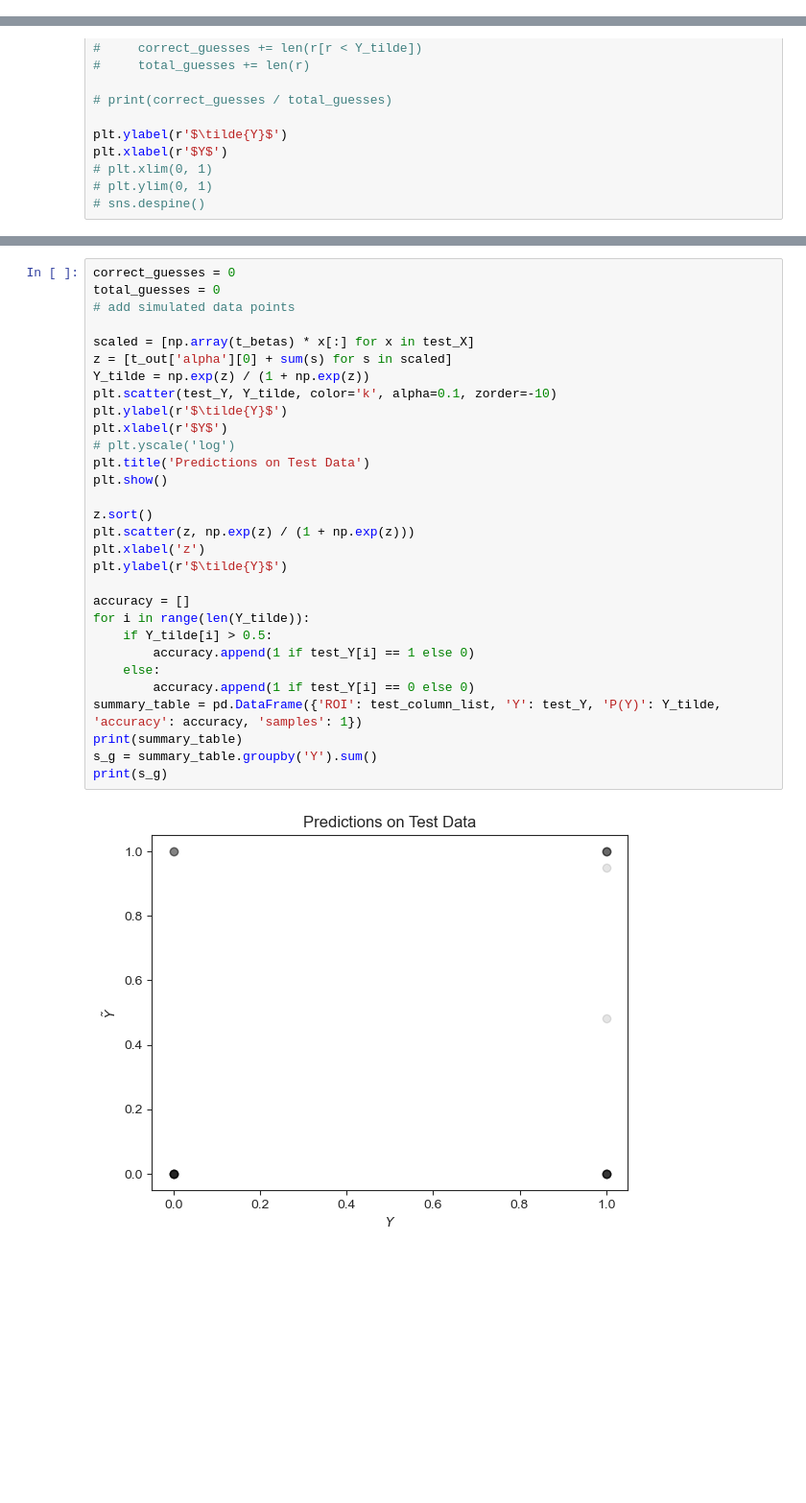
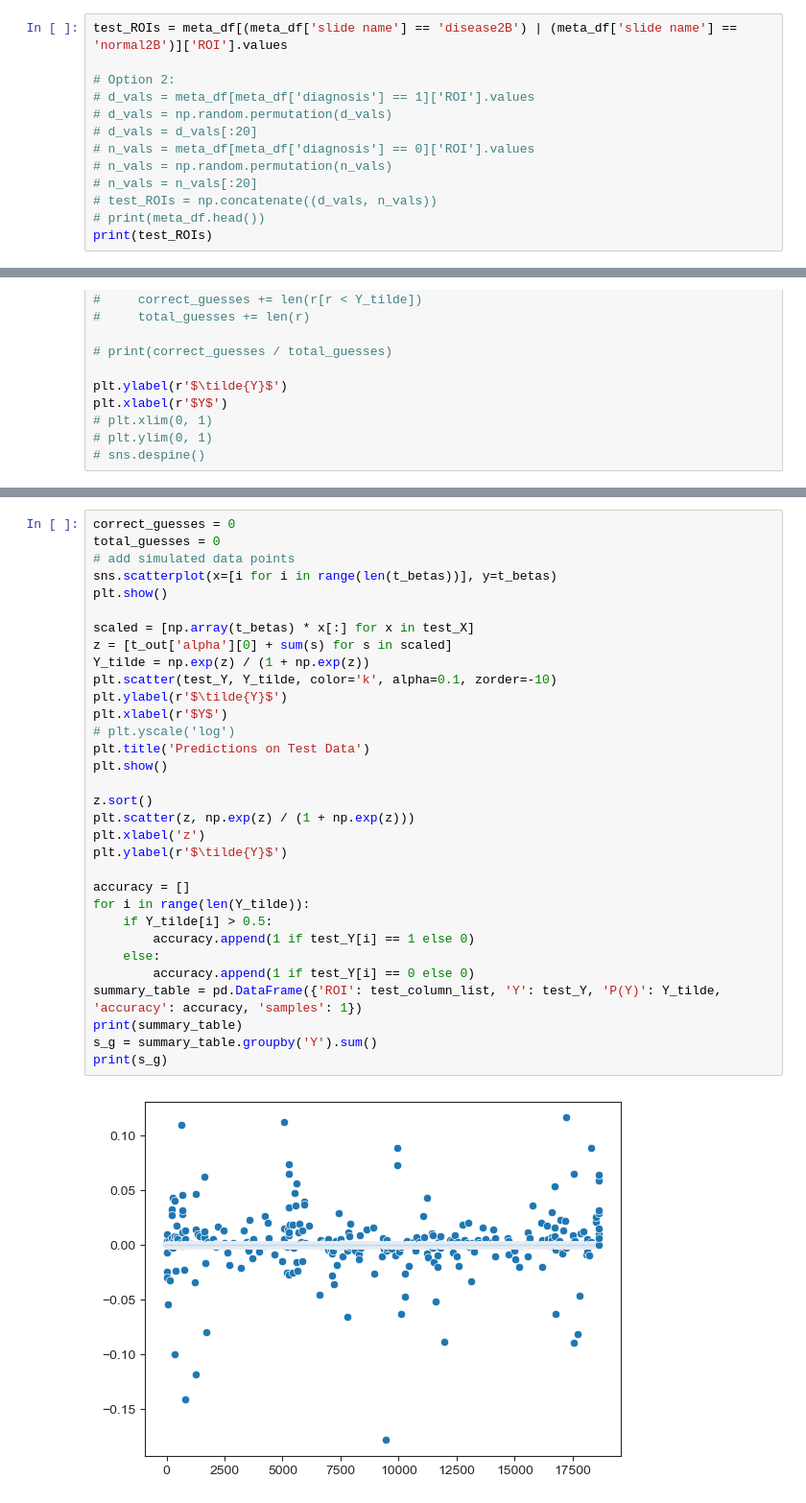
Before and after one commit to CamLunn/Bayesian-Logistic-Regression-Kidney-Disease, a Jupyter notebook: model_notebook_1.ipynb, the cells around one changed output, grey strips where cells are left out. Shown at 96% size. Saved outputs shown, nothing was run; the diff lists cells and outputs as text; blank space fills up the shorter version.

Commit message:
Current version with updated test/train split and model parameters

```diff
--- a/model_notebook_1.ipynb
+++ b/model_notebook_1.ipynb
@@ -88,3 +49,16 @@ print(test_ROIs)
+# %%
+test_ROIs = meta_df[(meta_df['slide name'] == 'disease2B') | (meta_df['slide name'] == 'normal2B')]['ROI'].values
+
+# Option 2:
+# d_vals = meta_df[meta_df['diagnosis'] == 1]['ROI'].values
+# d_vals = np.random.permutation(d_vals)
+# d_vals = d_vals[:20]
+# n_vals = meta_df[meta_df['diagnosis'] == 0]['ROI'].values
+# n_vals = np.random.permutation(n_vals)
+# n_vals = n_vals[:20]
+# test_ROIs = np.concatenate((d_vals, n_vals))
+# print(meta_df.head())
+print(test_ROIs)
 # %% [markdown]
 We develop a multinomial model where the health status (Normal or Diseased) associated with a sample $m$ is the dependent variable $Y_m\in\{0,1\}$ and the independent variable $X^m$ is the gene expression of the sample. We will model a score $Z=\beta\cdot X$, which can be converted into a probability of $Y_m$ given $(X^m,\beta)$. In our initial implementation, we model the $\beta$ values as being drawn from a normal distribution. Our model is therefore:
 $$Y\in\{0, 1\}$$
@@ -356,31 +294,33 @@ plt.show()
 correct_guesses = 0
 total_guesses = 0
 # add simulated data points
+sns.scatterplot(x=[i for i in range(len(t_betas))], y=t_betas)
+plt.show()
 
 scaled = [np.array(t_betas) * x[:] for x in test_X]
 z = [t_out['alpha'][0] + sum(s) for s in scaled]
 Y_tilde = np.exp(z) / (1 + np.exp(z))
 plt.scatter(test_Y, Y_tilde, color='k', alpha=0.1, zorder=-10)
 plt.ylabel(r'$\tilde{Y}$')
 plt.xlabel(r'$Y$')
 # plt.yscale('log')
 plt.title('Predictions on Test Data')
 plt.show()
 
 z.sort()
 plt.scatter(z, np.exp(z) / (1 + np.exp(z)))
 plt.xlabel('z')
 plt.ylabel(r'$\tilde{Y}$')
 
 accuracy = []
 for i in range(len(Y_tilde)):
     if Y_tilde[i] > 0.5:
         accuracy.append(1 if test_Y[i] == 1 else 0)
     else:
         accuracy.append(1 if test_Y[i] == 0 else 0)
 summary_table = pd.DataFrame({'ROI': test_column_list, 'Y': test_Y, 'P(Y)': Y_tilde, 'accuracy': accuracy, 'samples': 1})
 print(summary_table)
 s_g = summary_table.groupby('Y').sum()
 print(s_g)
 # %% [output]
-[figure, old version]
+[figure, new version]
```
Also changed, not shown: parts of 13 cells of this notebook.
